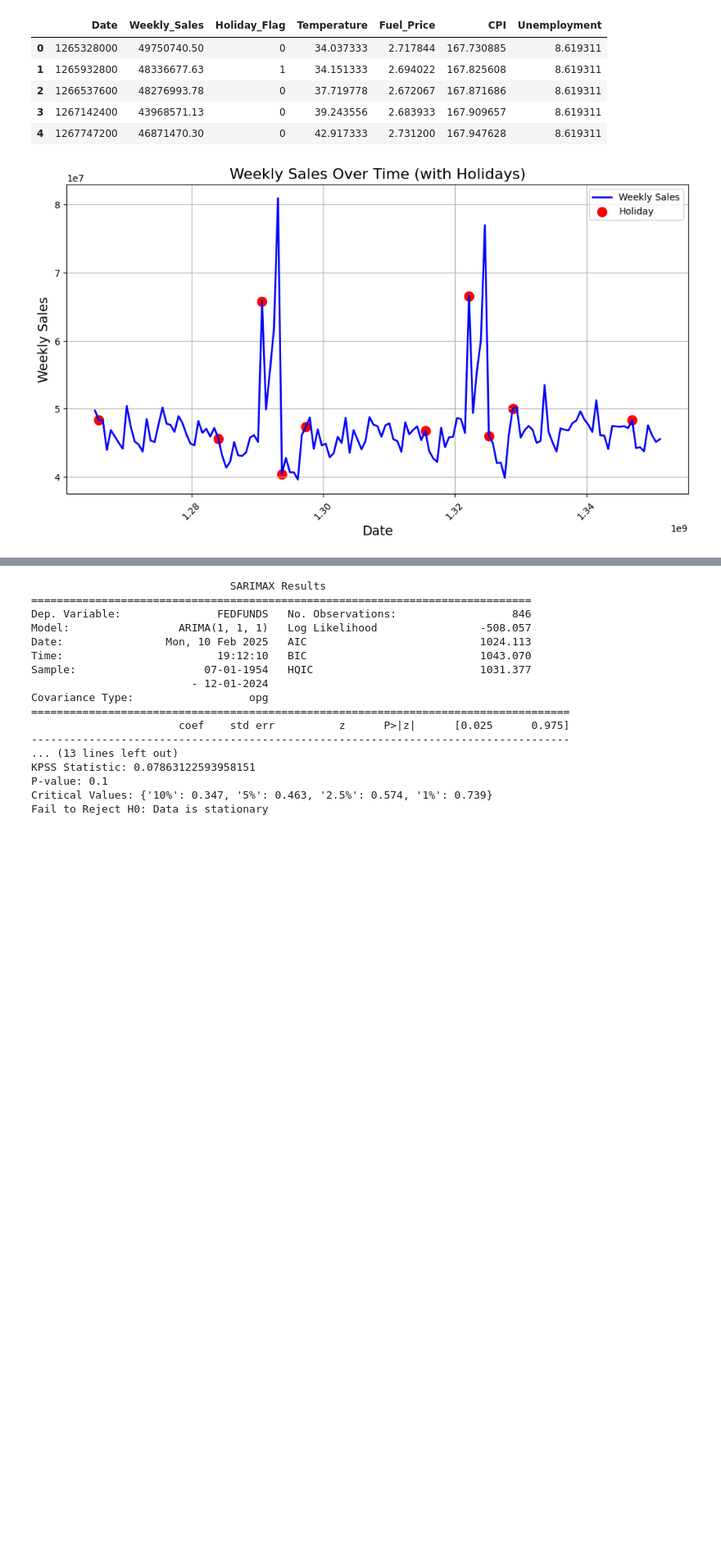
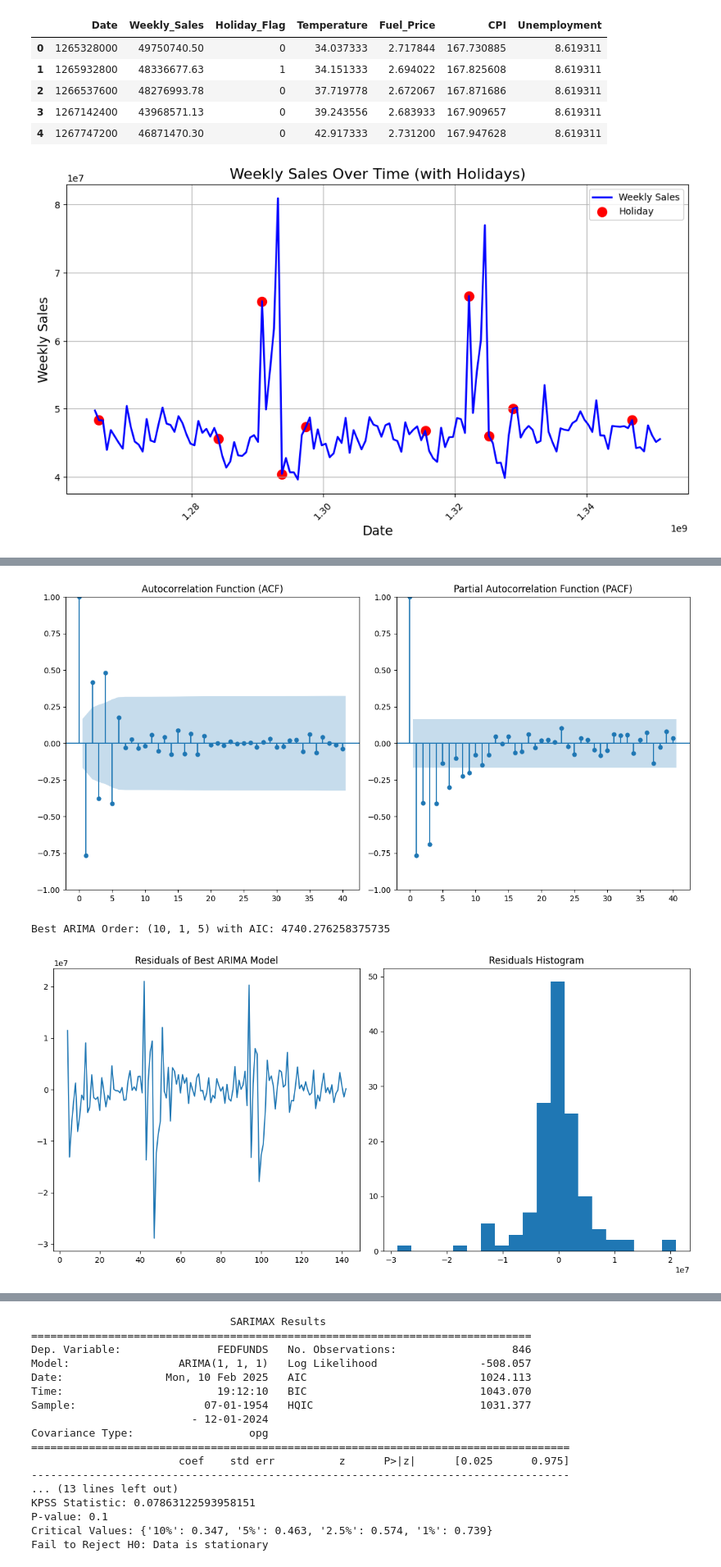
Before and after one commit to random-logic/Demand-Forecast, a Jupyter notebook: src/ARIMAX.ipynb, the cells around one changed output, grey strips where cells are left out. Shown at 82% size. Saved outputs shown, nothing was run; the diff lists cells and outputs as text; code cells hidden in the pictures; blank space fills up the shorter version.

```diff
--- a/src/ARIMAX.ipynb
+++ b/src/ARIMAX.ipynb
@@ -91,4 +91,71 @@ Critical Values: {'1%': np.float64(-3.47864788917503), '5%': np.float64(-2.88272
 Reject H0: Data is stationary
+# %%
+import numpy as np
+import matplotlib.pyplot as plt
+import statsmodels.api as sm
+import itertools
+from statsmodels.tsa.arima.model import ARIMA
+from statsmodels.graphics.tsaplots import plot_acf, plot_pacf
+
+# Step 1: ACF and PACF Plots
+plt.figure(figsize=(12, 6))
+
+plt.subplot(1, 2, 1)
+plot_acf(df['Weekly_Sales'].dropna(), lags=40, ax=plt.gca())
+plt.title("Autocorrelation Function (ACF)")
+
+plt.subplot(1, 2, 2)
+plot_pacf(df['Weekly_Sales'].dropna(), lags=40, ax=plt.gca(), method='ywm')
+plt.title("Partial Autocorrelation Function (PACF)")
+
+plt.tight_layout()
+plt.show()
+
+# Step 2: Grid Search for Best p, q Based on AIC
+p_values = range(0, 11)  # Try p values from 0 to 10
+d = 1  # First-order differencing
+q_values = range(0, 6)  # Try q values from 0 to 5
+
+best_aic = np.inf  # Initialize with a high value
+best_order = None  # Store best (p, d, q)
+best_model = None
+
+# Try all (p, q) combinations
+for p, q in itertools.product(p_values, q_values):
+    try:
+        model = ARIMA(df['Weekly_Sales'], order=(p, d, q))
+        fitted_model = model.fit()
+        aic = fitted_model.aic  # Get AIC value
+
+        if aic < best_aic:
+            best_aic = aic
+            best_order = (p, d, q)
+            best_model = fitted_model
+
+    except Exception as e:
+        continue  # Skip models that fail to converge
+
+# Step 3: Print Best Model
+print(f"Best ARIMA Order: {best_order} with AIC: {best_aic}")
+
+# Step 4: Plot Residuals of Best Model
+residuals = best_model.resid
+
+plt.figure(figsize=(12, 6))
+plt.subplot(1, 2, 1)
+plt.plot(residuals)
+plt.title("Residuals of Best ARIMA Model")
+
+plt.subplot(1, 2, 2)
+plt.hist(residuals, bins=20)
+plt.title("Residuals Histogram")
+
+plt.tight_layout()
+plt.show()
+# %% [output]
+[figure, added]
+Best ARIMA Order: (10, 1, 5) with AIC: 4740.276258375735
+[figure, added]
 # %%
 # Plot ACF for 'Weekly_Sales' for different values of q (lags)
 fig, axes = plt.subplots(5, 5, figsize=(12, 10))  # Create subplots for multiple values of q
```
Also changed, not shown: parts of 3 cells of this notebook.
